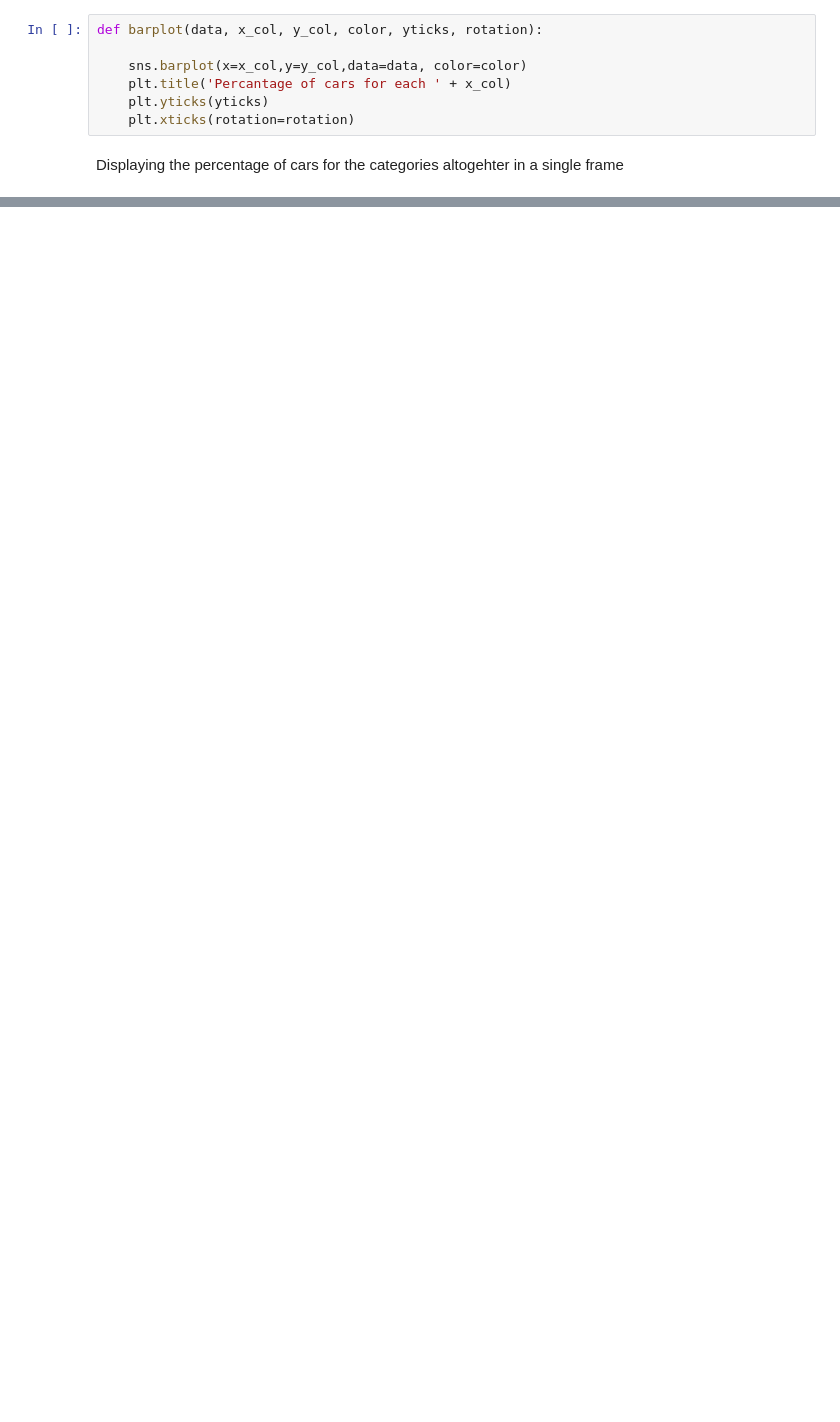
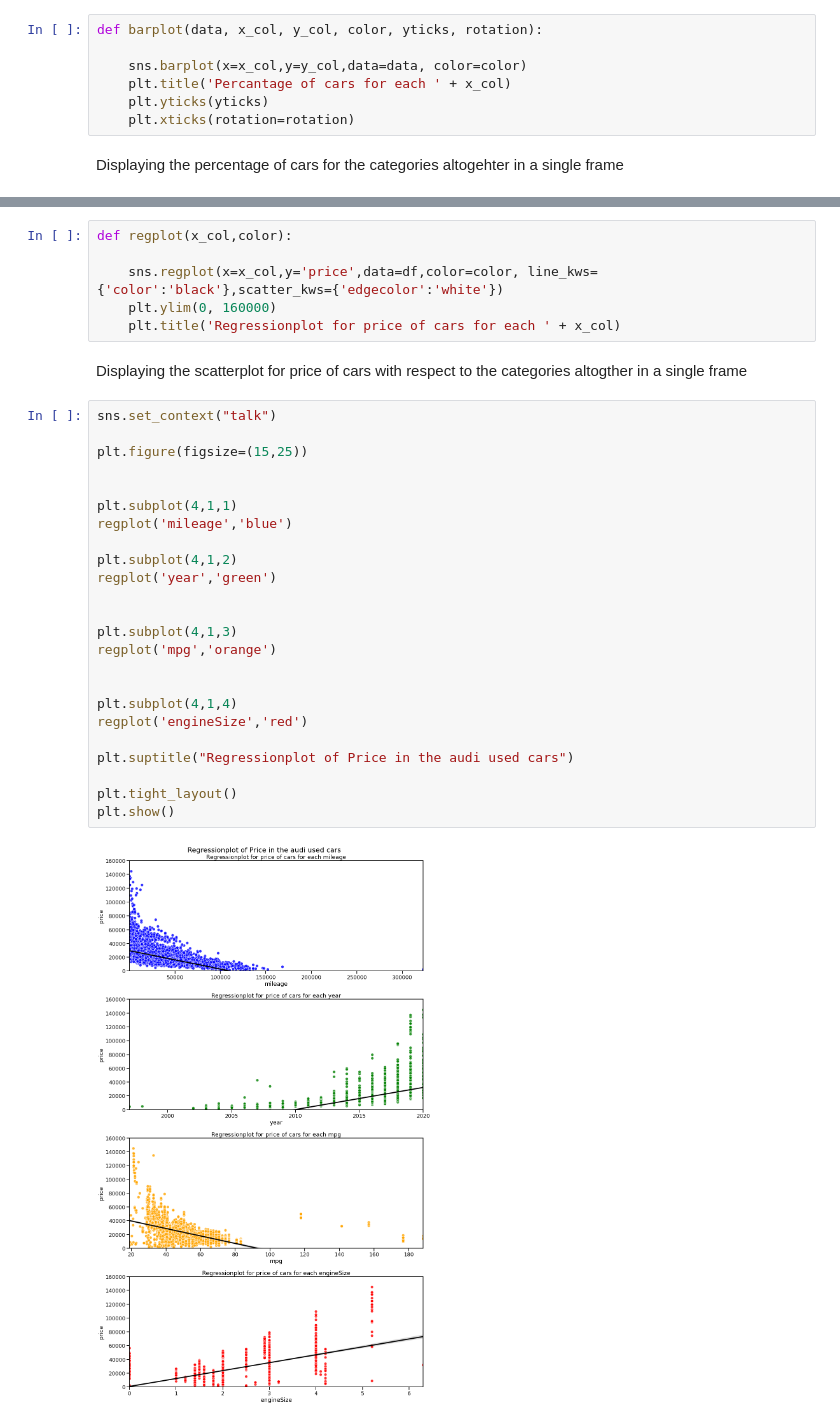
Before and after one commit to IshratShamiemAnanta/audi_used_car_analysis, a Jupyter notebook: audi_used_car_EDA.ipynb, the cells around one changed output, grey strips where cells are left out. Saved outputs shown, nothing was run; the diff lists cells and outputs as text; blank space fills up the shorter version.

```diff
--- a/audi_used_car_EDA.ipynb
+++ b/audi_used_car_EDA.ipynb
@@ -249,0 +287,34 @@ plt.show()
+# %%
+def regplot(x_col,color):
+
+    sns.regplot(x=x_col,y='price',data=df,color=color, line_kws={'color':'black'},scatter_kws={'edgecolor':'white'})
+    plt.ylim(0, 160000)
+    plt.title('Regressionplot for price of cars for each ' + x_col)
+# %% [markdown]
+Displaying the scatterplot for price of cars with respect to the categories altogther in a single frame
+# %%
+sns.set_context("talk")
+
+plt.figure(figsize=(15,25))
+
+
+plt.subplot(4,1,1)
+regplot('mileage','blue')
+
+plt.subplot(4,1,2)
+regplot('year','green')
+
+
+plt.subplot(4,1,3)
+regplot('mpg','orange')
+
+
+plt.subplot(4,1,4)
+regplot('engineSize','red')
+
+plt.suptitle("Regressionplot of Price in the audi used cars")
+
+plt.tight_layout()
+plt.show()
+# %% [output]
+[figure, added]
```
Also changed, not shown: parts of 26 cells of this notebook.
